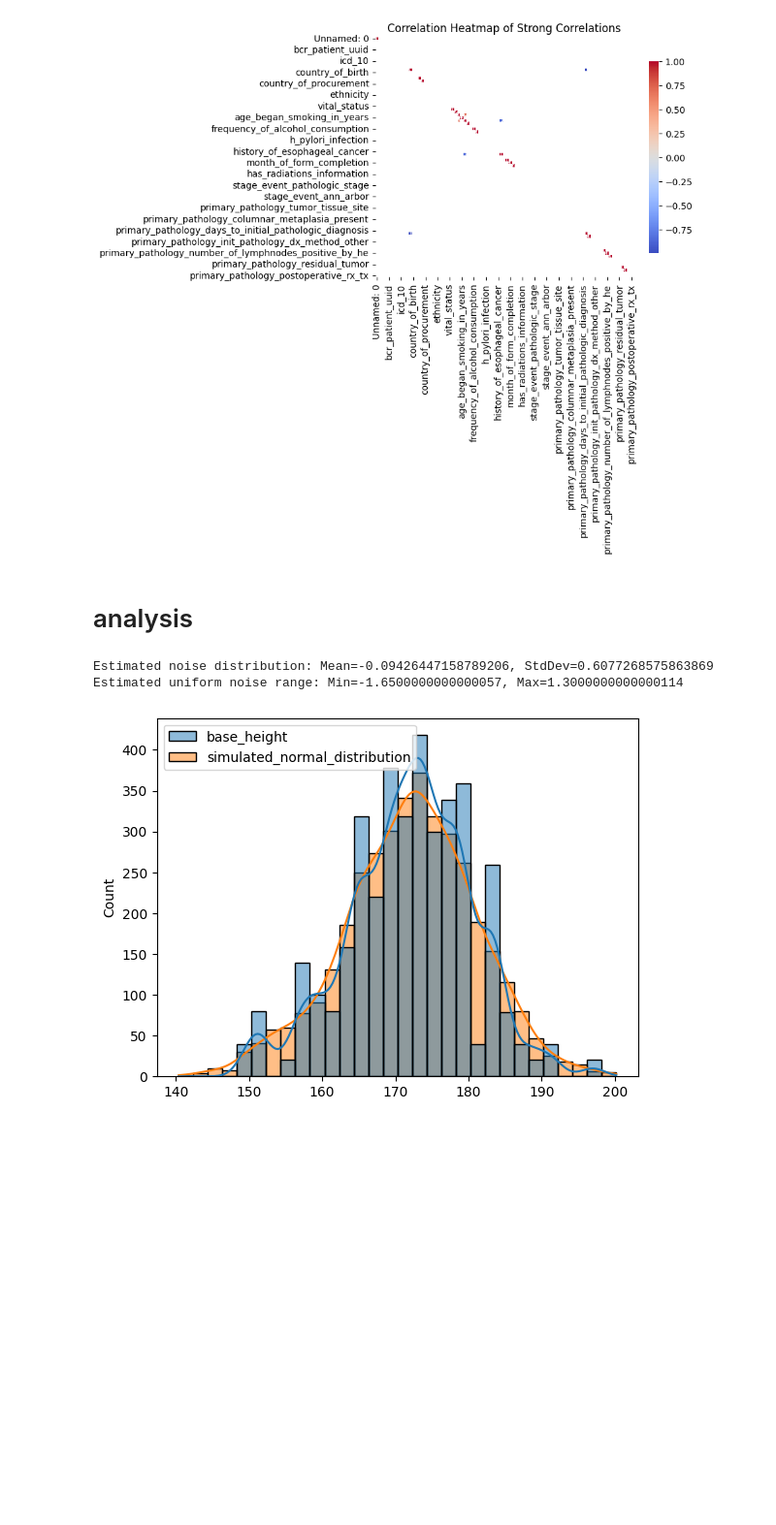
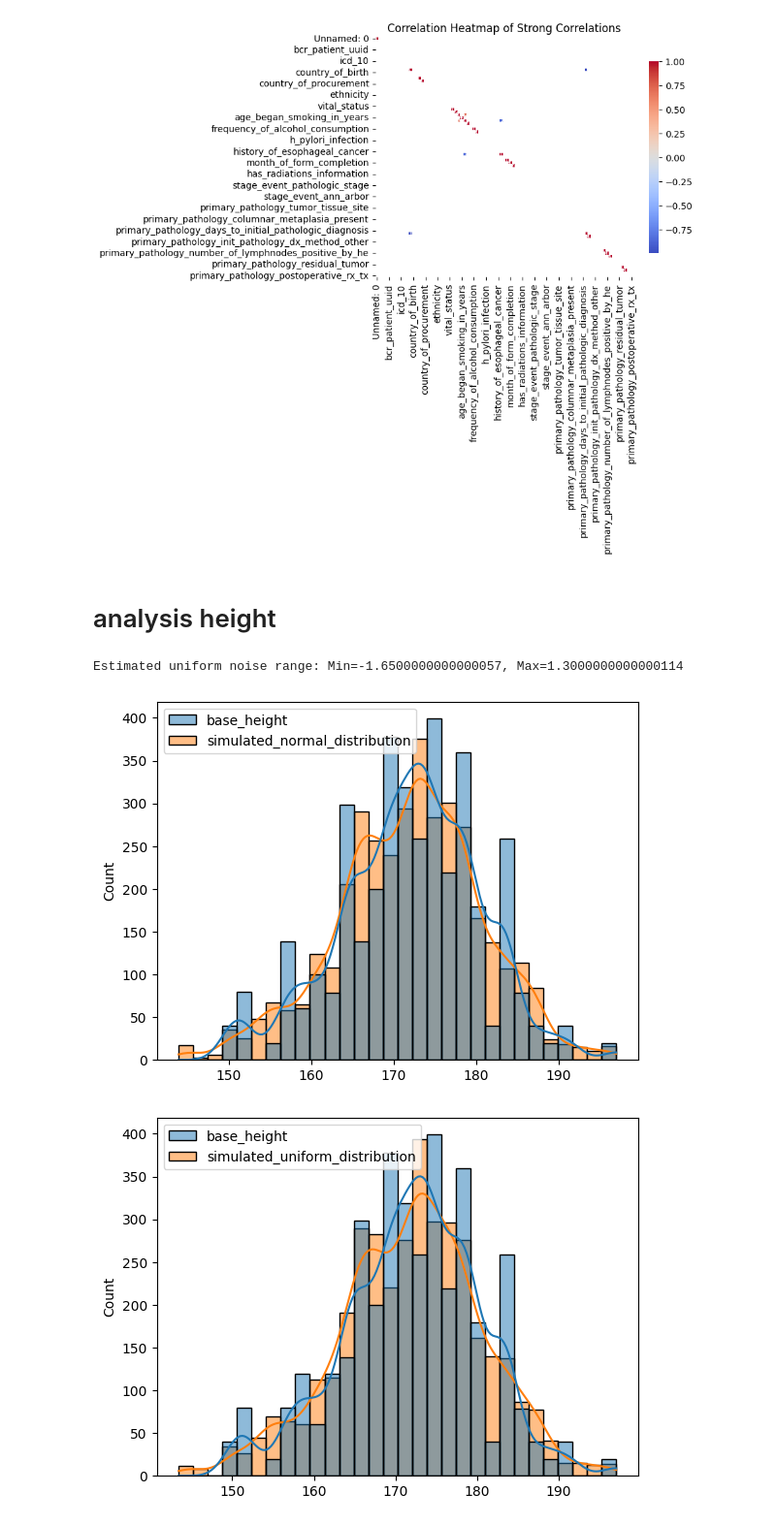
Before and after one commit to student-d-k/uzd_dataset_1, a Jupyter notebook: esophageal-cancer.ipynb, the cells around one changed output. Shown: that part at 97% size. Saved outputs shown, nothing was run; the diff lists cells and outputs as text; code cells hidden in the pictures; blank space fills up the shorter version.

```diff
--- a/esophageal-cancer.ipynb
+++ b/esophageal-cancer.ipynb
@@ -173,7 +173,7 @@ plt.title("Correlation Heatmap of Strong Correlations")
 Text(0.5, 1.0, 'Correlation Heatmap of Strong Correlations')
 [figure]
 # %% [markdown]
-# analysis
+# analysis height
 # %%
 df = orig_data[['patient_id', 'height']].sort_values(by='patient_id').copy()
 df = df[pd.to_numeric(df['height'], errors='coerce').between(140, 210)]
@@ -183,51 +183,40 @@ df['mean_height'] = df.groupby('patient_id')['height'].transform('mean')
 df['height_diff'] = df['base_height'] - df['mean_height']
 # print(df)
 
-# avg_visit_height =
-# mean_visit_height = df.groupby('patient_id')['height'].mean()
-# comparison = mean_visit_height - avg_visit_height
+# comparison = df['height'] - df['base_height']
 # sns.histplot(comparison, kde=True, bins=40)
 # plt.show()
 # print("Shapiro test:", shapiro(comparison))
 # print("Normality test:", normaltest(comparison))
-# correlation = df[['base_height', 'height_diff']].corr()
+# correlation = df[['height', 'height_diff']].corr()
 # print(correlation)
 
-# Fit a normal distribution to the differences
-mu, std = norm.fit(df['height_diff'])
-
-print(f"Estimated noise distribution: Mean={mu}, StdDev={std}")
-
-# Fit a uniform distribution to the differences
-min_val, max_val = df['height_diff'].min(), df['height_diff'].max()
-print(f"Estimated uniform noise range: Min={min_val}, Max={max_val}")
-
-normal_mean = 0
-normal_std = 2.5
-uniform_low = -5
-uniform_high = 5
+normal_mean, normal_std = norm.fit(df['height_diff'])
+uniform_low, uniform_high = df['height_diff'].min(), df['height_diff'].max()
+print(f"Estimated uniform noise range: Min={uniform_low}, Max={uniform_high}")
 
 simulated_normal = []
 simulated_uniform = []
-
 for patient_id, group in df.groupby('patient_id'):
     base_height = group['height'].iloc[0]  # Assuming the first entry is the base height
     num_visits = len(group)
 
     # Generate simulated heights
     normal_heights = base_height + np.random.normal(loc=normal_mean, scale=normal_std, size=num_visits)
     uniform_heights = base_height + np.random.uniform(low=uniform_low, high=uniform_high, size=num_visits)
 
     simulated_normal.extend(normal_heights)
     simulated_uniform.extend(uniform_heights)
 
 # Add the simulated columns to the DataFrame
 df['simulated_normal_distribution'] = simulated_normal
 df['simulated_uniform_distribution'] = simulated_uniform
 # print(df)
-sns.histplot(df[['base_height', 'simulated_normal_distribution']], kde=True, bins=30)
+sns.histplot(df[['base_height', 'simulated_normal_distribution']], kde=True, bins=20)
 plt.show()
+sns.histplot(df[['base_height', 'simulated_uniform_distribution']], kde=True, bins=20)
+plt.show()
 # %% [output]
-Estimated noise distribution: Mean=-0.09426447158789206, StdDev=0.6077268575863869
 Estimated uniform noise range: Min=-1.6500000000000057, Max=1.3000000000000114
-[figure, old version]
+[figure, new version]
+[figure, added]
```
